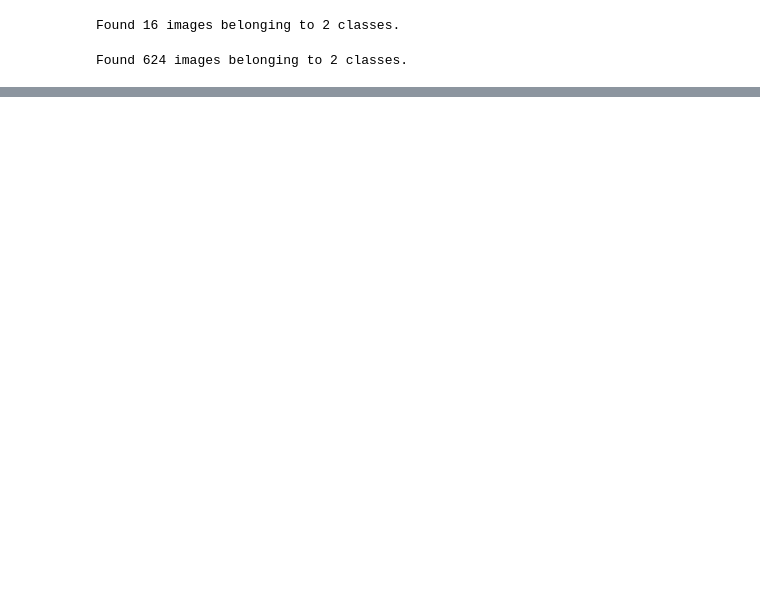
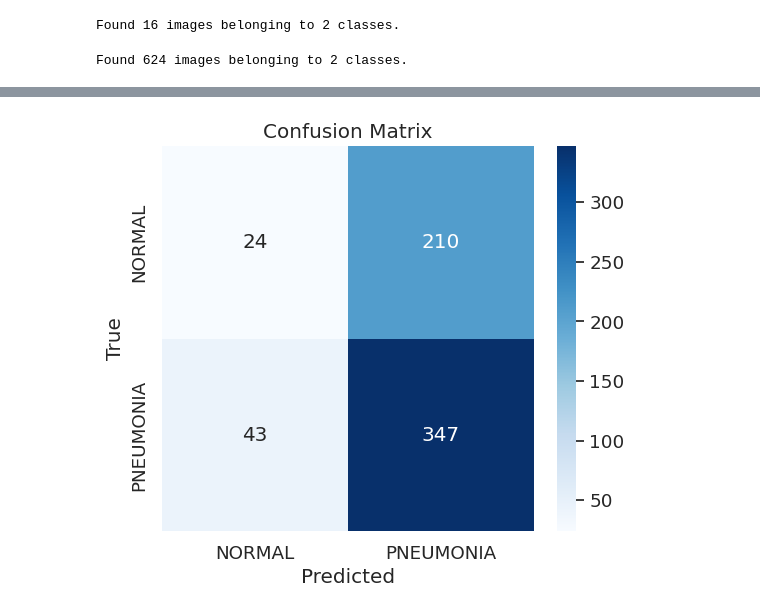
Before and after one commit to HarikrishnanK9/DataSymphony, a Jupyter notebook: Pneumonia_Detection_Part1.ipynb, the cells around one changed output, grey strips where cells are left out. Cells and saved outputs as stored; diff of their text form; code cells hidden in the pictures; blank space fills up the shorter version.

```diff
--- a/Pneumonia_Detection_Part1.ipynb
+++ b/Pneumonia_Detection_Part1.ipynb
@@ -93,7 +107,7 @@ testing_generator = validation_datagen.flow_from_directory(
     '/content/chest_xray/test' ,
     target_size=(256,256),
     batch_size=16,
-    class_mode='categorical',
+    class_mode='binary',
     )
 # %% [output]
 Found 624 images belonging to 2 classes.
@@ -223,0 +211,9 @@ y_pred = np.argmax(y_pred, axis=1)
+# %%
+# Get the true labels
+num_samples = len(testing_generator.filenames)
+num_classes = len(testing_generator.class_indices)
+y_true = testing_generator.classes
+
+# Make predictions
+y_pred_probs = model.predict(testing_generator)
+y_pred = np.argmax(y_pred_probs, axis=1)
@@ -224,21 +222,21 @@ y_pred = np.argmax(y_pred, axis=1)
 # %%
-import numpy as np
-import matplotlib.pyplot as plt
 import seaborn as sns
 from sklearn.metrics import confusion_matrix
 from sklearn.metrics import classification_report
 # Calculate the confusion matrix
 confusion = confusion_matrix(y_true,y_pred)
 # Define class labels
-class_labels = ['Normal Pnemounia', 'Normal tuber', 'Pnemounia', 'Tuber']
+class_labels = ['NORMAL','PNEUMONIA']
 # Create a heatmap
-plt.figure(figsize=(4, 3))
+plt.figure(figsize=(6, 5))
 sns.set(font_scale=1.2)
 sns.heatmap(confusion, annot=True, fmt="d", cmap="Blues", xticklabels=class_labels, yticklabels=class_labels)
 plt.xlabel('Predicted')
 plt.ylabel('True')
 plt.title('Confusion Matrix')
 plt.show()
+# %% [output]
+[figure, added]
 # %%
 print("Classification Report:")
 print(classification_report(y_true,y_pred))
```
Also changed, not shown: parts of 51 cells of this notebook.
